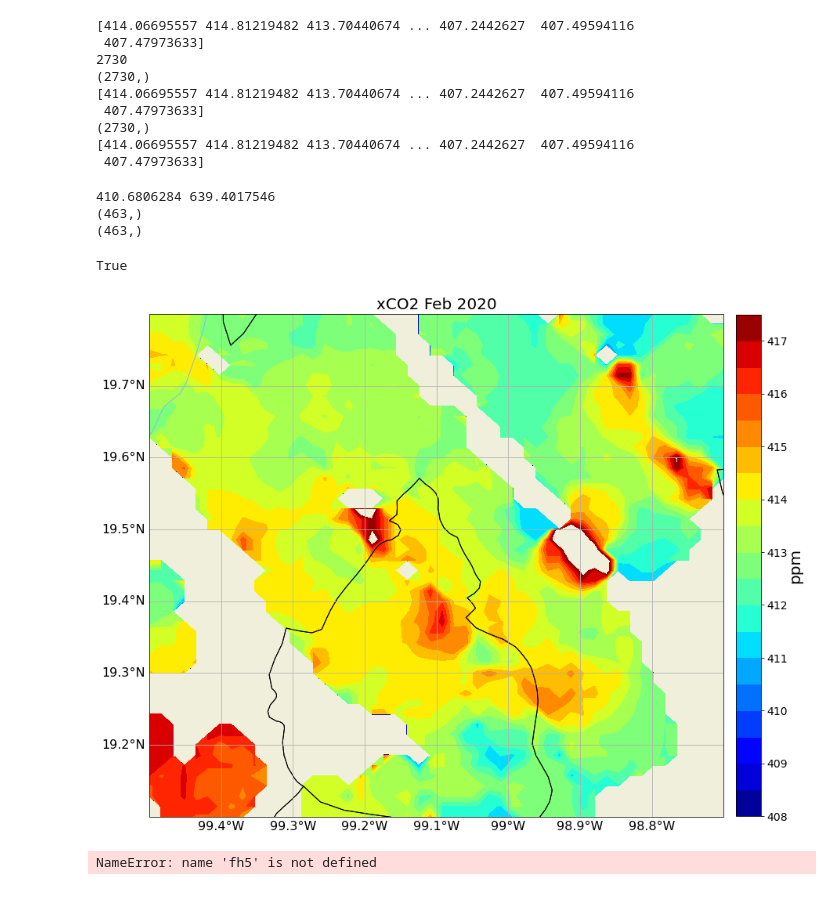
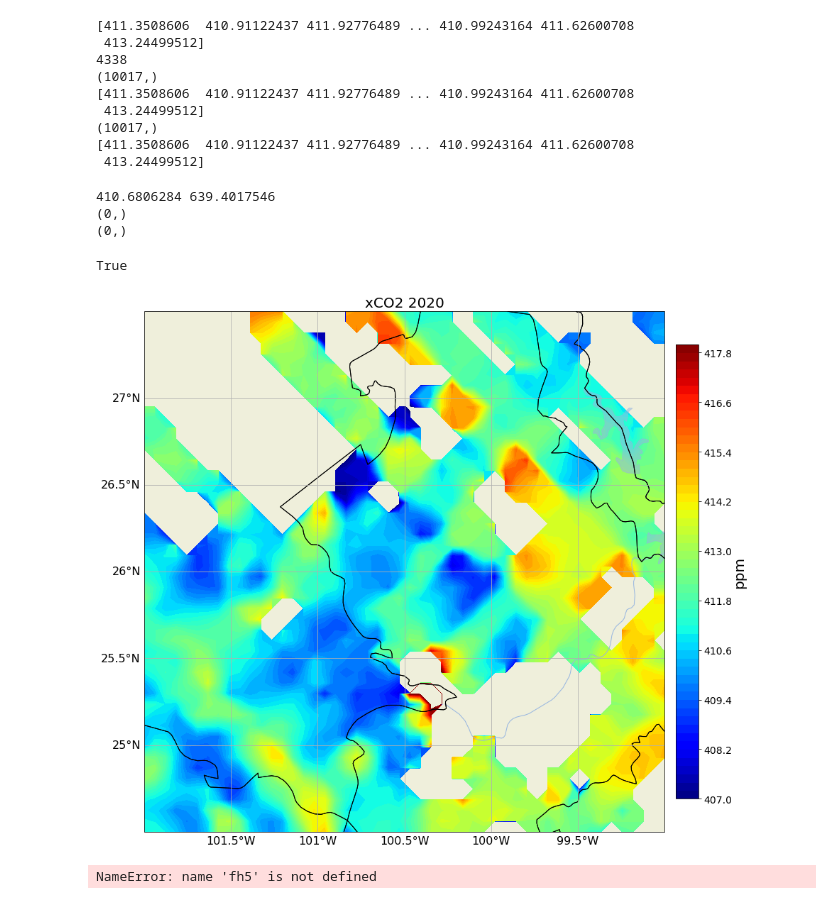
Before and after one commit to mixtli-c/cca-jupyter, a Jupyter notebook: avg_matrix_map.ipynb, the cells around one changed output. Cells and saved outputs as stored; diff of their text form; code cells hidden in the pictures.

```diff
--- a/avg_matrix_map.ipynb
+++ b/avg_matrix_map.ipynb
@@ -40,8 +40,10 @@ def compilealldatatarget(lats,lons,filelist,footprintradio,targetname1,targetnam
                     tidstr = tid.astype('U')
                     tnamestr = tname.astype('U')
                     mask = ((lt <= maxlat) & (lt >= minlat) & \
-                           (ln <= maxlon) & (ln >= minlon) & \
-                           ((tidstr == targetname1) | (tidstr == targetname2)))
+                           (ln <= maxlon) & (ln >= minlon))
+                    #mask = ((lt <= maxlat) & (lt >= minlat) & \
+                    #       (ln <= maxlon) & (ln >= minlon) & \
+                    #       ((tidstr == targetname1) | (tidstr == targetname2)))
                     #print(mask)
                     data_inter = datos[gridname][mask]
                     #print(data_inter)
@@ -142,17 +144,30 @@ def matrixforinterval(tmin,tmax,dataorg):
 nx=50
 ny=50
 
-latmin = 19.1
-latmax = 19.8
-lonmin = -99.5
-lonmax = -98.7
-footprintradio = 5.0/110.0
-pathname = 'f:\\CCA\\NASAGESDISC\\OCO3L2Lite\\mexico\\mexico_oco3_lite_2020*.h5'
-targetname1 = 'fossil0036'
-targetname2 = 'volcano0002'
+#latmin = 18.3
+#latmax = 20.5
+#lonmin = -100.5
+#lonmax = -97.7
+#latmin = 19.1
+#latmax = 19.8
+#lonmin = -99.5
+#lonmax = -98.7
+#latmin = 19
+#latmax = 22
+#lonmin = -105
+#lonmax = -102
+latmin = 24.5
+latmax = 27.5
+lonmin = -102
+lonmax = -99
+
+footprintradio = 10.0/110.0
+pathname = 'd:\\CCA\\NASAGESDISC\\OCO3L2Lite\\mexico3\\mexico_oco3_lite_2020*.h5'
+targetname1 = 'fossil0135'
+targetname2 = 'fossil0135'
 name = '/xco2'
 psurf = '/Retrieval/psurf'
-dsetpath = 'F:\\gitCCA\\cca-jupyter\\data\\sam_zmvm_altzbgrd.npz'
+dsetpath = 'd:\\gitCCA\\cca-jupyter\\data\\sam_zmvm_altzbgrd.npz'
 #xco2altz = 412.4
 #psurfaltz = 633.72
 
@@ -191,15 +206,15 @@ print(data.shape)
 dset = np.load(dsetpath)
 datos = datacorrection_ml(dset,data,corrtype)
 # %% [output]
-[414.06695557 414.81219482 413.70440674 ... 407.2442627  407.49594116
- 407.47973633]
-2730
-(2730,)
-[414.06695557 414.81219482 413.70440674 ... 407.2442627  407.49594116
- 407.47973633]
-(2730,)
-[414.06695557 414.81219482 413.70440674 ... 407.2442627  407.49594116
- 407.47973633]
+[411.3508606  410.91122437 411.92776489 ... 410.99243164 411.62600708
+ 413.24499512]
+4338
+(10017,)
+[411.3508606  410.91122437 411.92776489 ... 410.99243164 411.62600708
+ 413.24499512]
+(10017,)
+[411.3508606  410.91122437 411.92776489 ... 410.99243164 411.62600708
+ 413.24499512]
 # %%
 tmintest=(datetime.datetime(2020,4,10,0,0,0)-to).total_seconds()
 tmaxtest=(datetime.datetime(2020,4,12,0,0,0)-to).total_seconds()
@@ -213,12 +228,12 @@ print(datos[name][masktest].shape)
 np.array_equal(datatest[name],datos[name][masktest])
 # %% [output]
 410.6806284 639.4017546
-(463,)
-(463,)
+(0,)
+(0,)
 True
 # %%
-tmin=(datetime.datetime(2020,5,1,0,0,0)-to).total_seconds()
-tmax=(datetime.datetime(2020,5,31,0,0,0)-to).total_seconds()
+tmin=(datetime.datetime(2020,1,1,0,0,0)-to).total_seconds()
+tmax=(datetime.datetime(2020,12,31,0,0,0)-to).total_seconds()
 matrix=matrixforinterval(tmin,tmax,datos)
 #np.save('matrixDelta0605',matrix)
 # %%
@@ -230,36 +245,36 @@ mxmap = plt.axes(projection=ccrs.PlateCarree())
 
 mxmap.add_feature(cfeature.LAND)
 mxmap.add_feature(cfeature.OCEAN)
 mxmap.add_feature(cfeature.COASTLINE)
 mxmap.add_feature(cfeature.BORDERS, linestyle=':')
 mxmap.add_feature(cfeature.LAKES, alpha=0.5)
 mxmap.add_feature(cfeature.RIVERS)
 mxmap.add_feature(cfeature.STATES.with_scale('10m'))
 mxmap.set_extent((lonmin,lonmax,latmin,latmax))
 #mxmap.xaxis.set_visible(True)
 #mxmap.yaxis.set_visible(True)
 
 glines = mxmap.gridlines(draw_labels=True, dms=True, x_inline=False, y_inline=False)
 glines.xformatter = LongitudeFormatter()
 glines.yformatter = LatitudeFormatter()
 glines.top_labels = None
 glines.right_labels = None
 glines.xlabel_style = {'size': 16}
 glines.ylabel_style = {'size': 16}
 
-lvls = np.arange(408,418,0.5)
+lvls = np.arange(407,418.2,0.2)
 plt.contourf(lons, lats, matrix, levels = lvls,cmap=plt.get_cmap("jet"),
              transform=ccrs.PlateCarree())
-plt.title("xCO2 Feb 2020",size=fontsize)
+plt.title("xCO2 2020",size=fontsize)
 plt.xlabel("Longitude",size=fontsize)
 plt.ylabel("Latitude",size=fontsize)
 cbar= plt.colorbar(fraction=0.041, pad=.02)
 cbar.set_label("ppm", size=fontsize, labelpad=0.8)
 cbar.ax.tick_params(labelsize=ticksize)
 #plt.savefig('f:\\gitCCA\\cca-jupyter\\figures\\xco2_ml_feb-ago.png')
 plt.show()
 # %% [output]
-[figure, old version]
+[figure, new version]
 # %%
 fh5.close()
 # %% [output]
```
Also changed, not shown: parts of 1 cell of this notebook, 25 other files.
